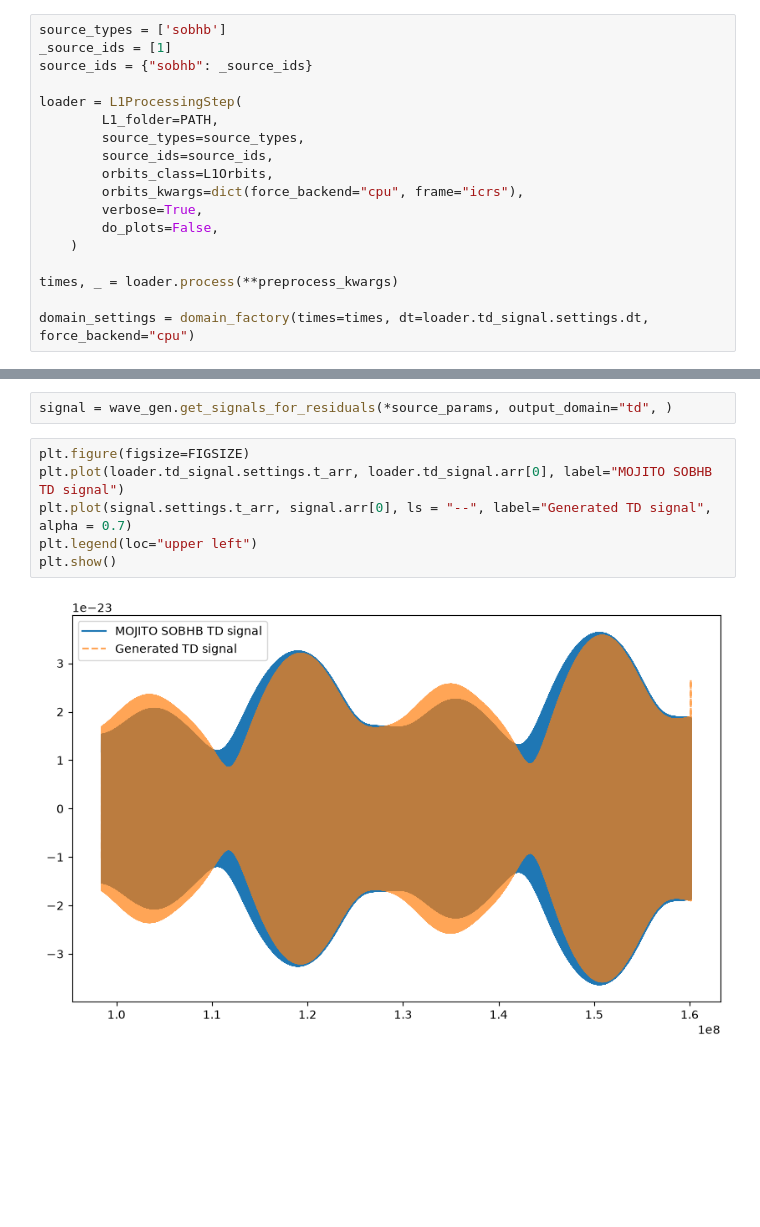
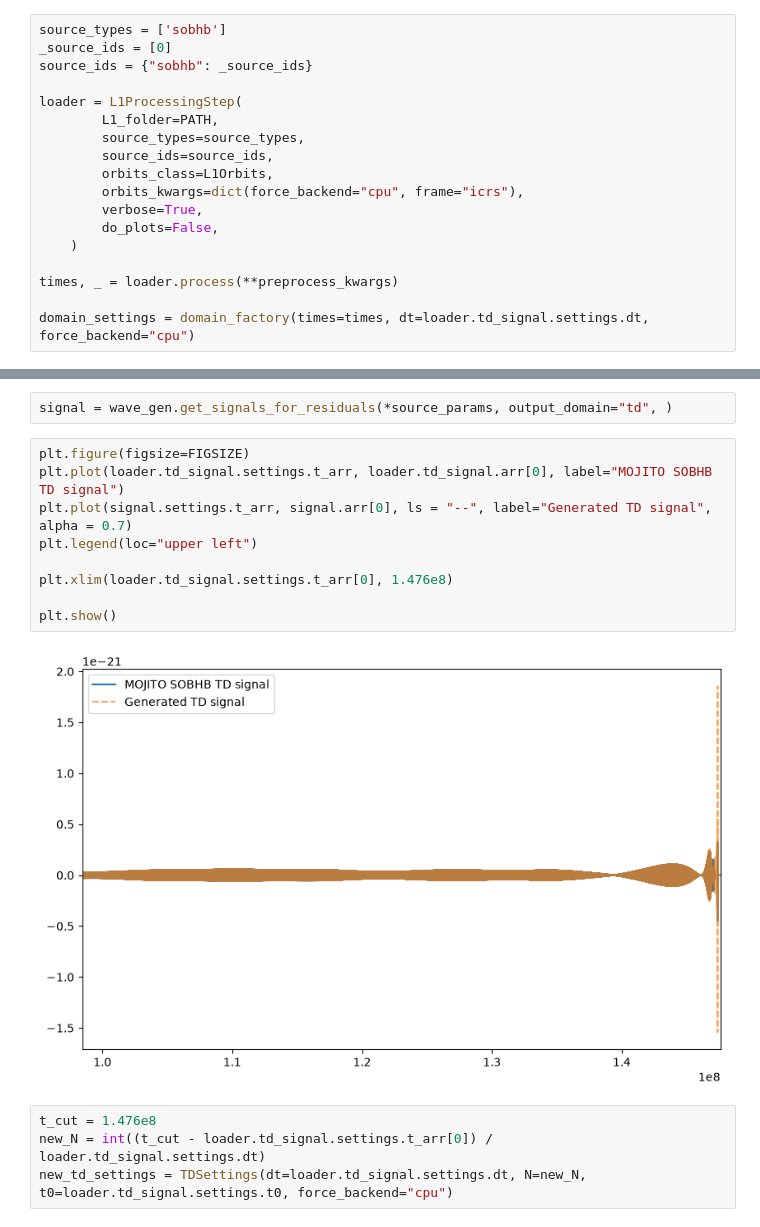
Before and after one commit to lisa-analysis-tools/lisa-analysis-tools, a Jupyter notebook: gf_dev/sobhb_tdresponse.ipynb, the cells around one changed output, grey strips where cells are left out. Cells and saved outputs as stored; diff of their text form; blank space fills up the shorter version.

Commit message:
plots after fixing the polarizations

```diff
--- a/gf_dev/sobhb_tdresponse.ipynb
+++ b/gf_dev/sobhb_tdresponse.ipynb
@@ -47,7 +49,7 @@ preprocess_kwargs = dict(
 domain_factory = STFTSettings.make_factory(STFT_DT, FREQ_MIN, FREQ_MAX)
 # %%
 source_types = ['sobhb']
-_source_ids = [1]
+_source_ids = [0]
 source_ids = {"sobhb": _source_ids}
 
 loader = L1ProcessingStep(
@@ -128,8 +130,15 @@ signal = wave_gen.get_signals_for_residuals(*source_params, output_domain="td",
 # %%
 plt.figure(figsize=FIGSIZE)
 plt.plot(loader.td_signal.settings.t_arr, loader.td_signal.arr[0], label="MOJITO SOBHB TD signal")
 plt.plot(signal.settings.t_arr, signal.arr[0], ls = "--", label="Generated TD signal", alpha = 0.7)
 plt.legend(loc="upper left")
+
+plt.xlim(loader.td_signal.settings.t_arr[0], 1.476e8)
+
 plt.show()
 # %% [output]
-[figure, old version]
+[figure, new version]
+# %%
+t_cut = 1.476e8
+new_N = int((t_cut - loader.td_signal.settings.t_arr[0]) / loader.td_signal.settings.dt)
+new_td_settings = TDSettings(dt=loader.td_signal.settings.dt, N=new_N, t0=loader.td_signal.settings.t0, force_backend="cpu")
```
Also changed, not shown: parts of 8 cells of this notebook.
